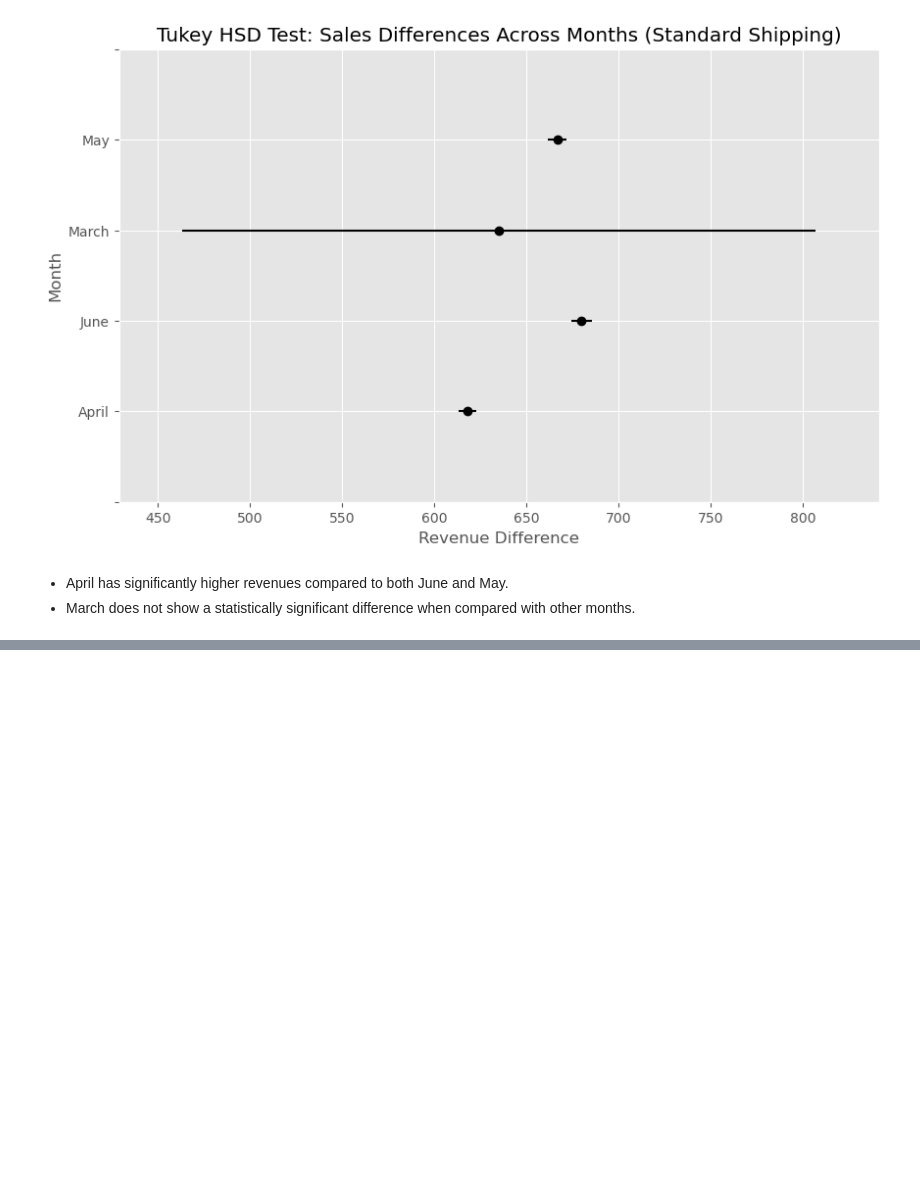
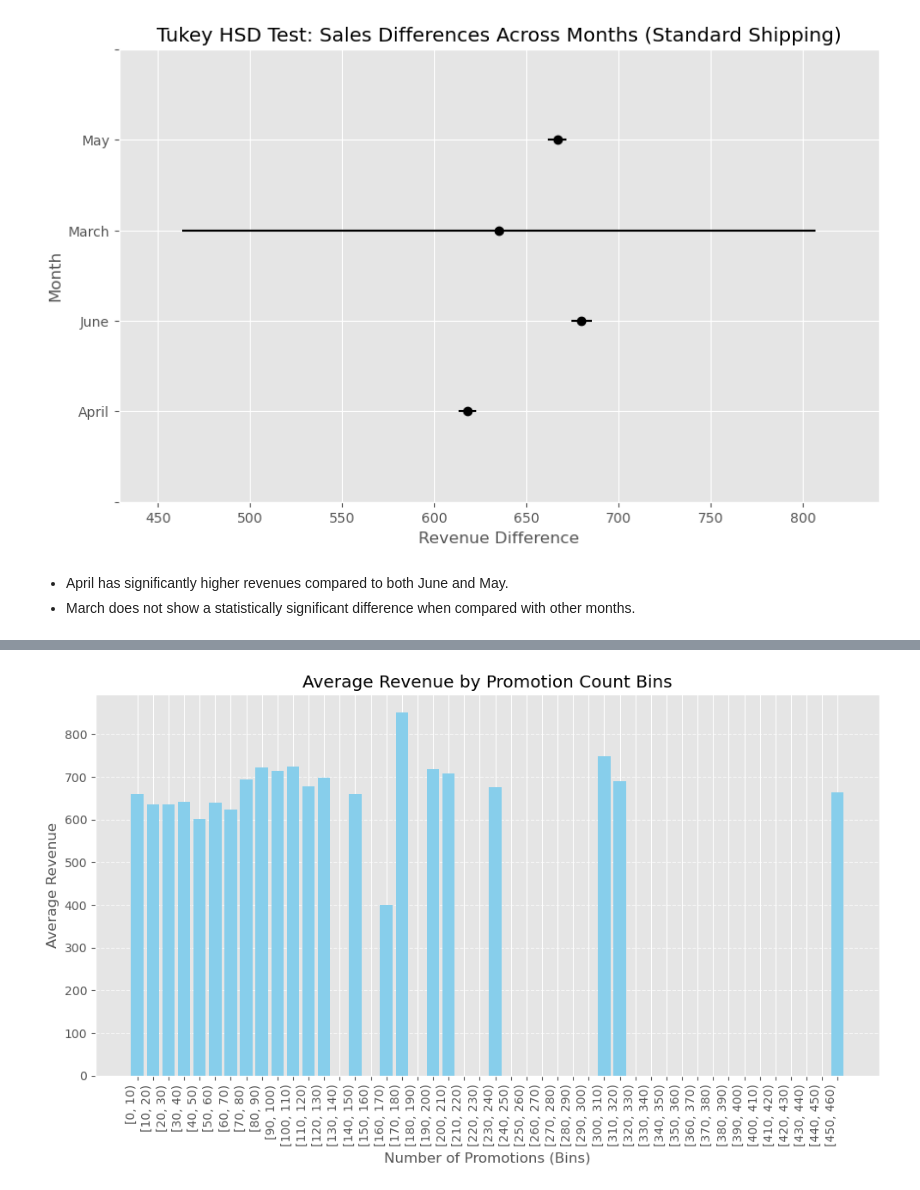
Before and after one commit to ElifSurucu/Analyzing-E-Commerce-Sales-Performance, a Jupyter notebook: Analysis_Notebook.ipynb, the cells around one changed output, grey strips where cells are left out. Saved outputs shown, nothing was run; the diff lists cells and outputs as text; code cells hidden in the pictures; blank space fills up the shorter version.

```diff
--- a/Analysis_Notebook.ipynb
+++ b/Analysis_Notebook.ipynb
@@ -1065,0 +1053,10 @@ Number of non-promoted orders: 0
+# %%
+file_path = "cleaned_ecommerce_data.csv"
+data = pd.read_csv(file_path)
+
+
+print(data.head())
+promotion_impact = data.groupby('promotion-ids', as_index=False).agg(
+    promotion_count=('promotion-ids', 'count'),  # Number of promotions
+    Amount=('Amount', 'mean')                   # Average revenue
+)
@@ -1066,3 +1081,30 @@ Number of non-promoted orders: 0
+# %%
+
+promotion_impact = data.groupby('promotion-ids', as_index=False).agg(
+    promotion_count=('promotion-ids', 'count'),
+    Amount=('Amount', 'mean')
+)
+
+
+promotion_impact['promotion_bin'] = pd.cut(promotion_impact['promotion_count'],
+                                           bins=range(0, promotion_impact['promotion_count'].max() + 10, 10),
+                                           right=False, include_lowest=True)
+
+
+binned_data = promotion_impact.groupby('promotion_bin')['Amount'].mean().reset_index()
+
+
+plt.figure(figsize=(10, 6))
+plt.bar(binned_data['promotion_bin'].astype(str), binned_data['Amount'], color='skyblue')
+plt.title("Average Revenue by Promotion Count Bins")
+plt.xlabel("Number of Promotions (Bins)")
+plt.ylabel("Average Revenue")
+plt.xticks(rotation=90, ha='right')
+plt.grid(axis='y', linestyle='--', alpha=0.7)
+plt.tight_layout()
+plt.show()
+# %% [output]
+[figure, added]
 # %%
 #3. Are orders with promotions significantly different in revenue compared to those without promotions?
 
```
Also changed, not shown: parts of 58 cells of this notebook.
